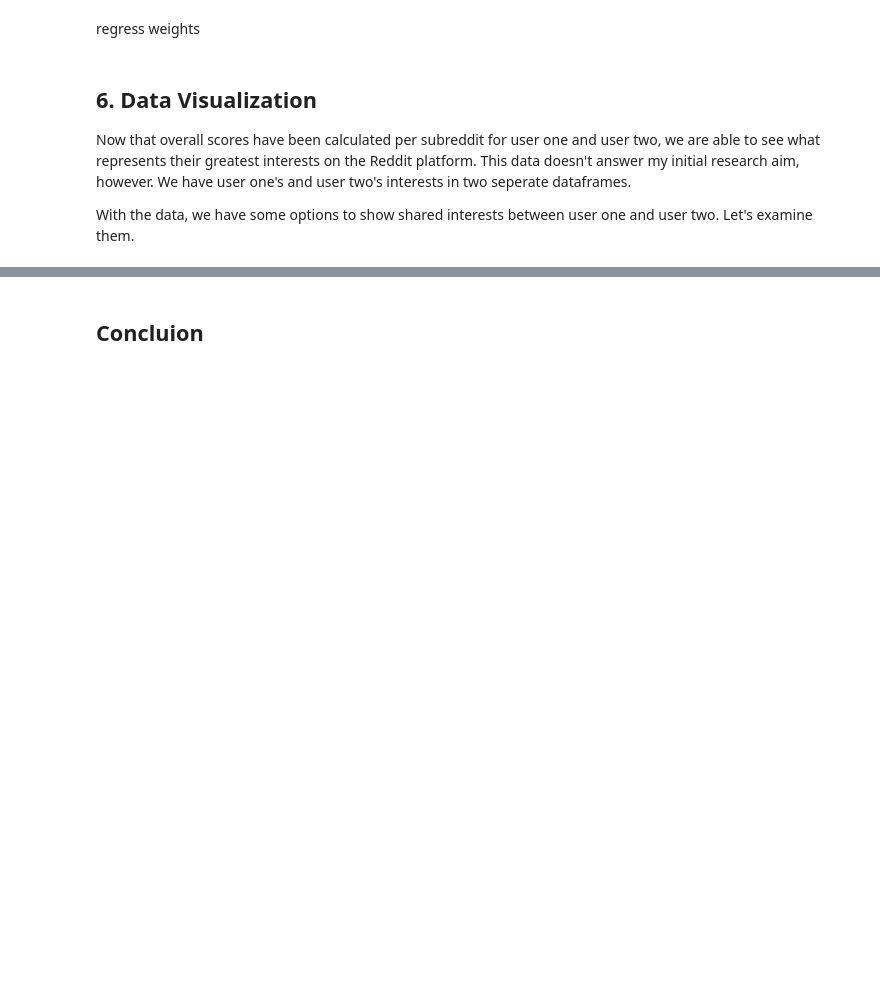
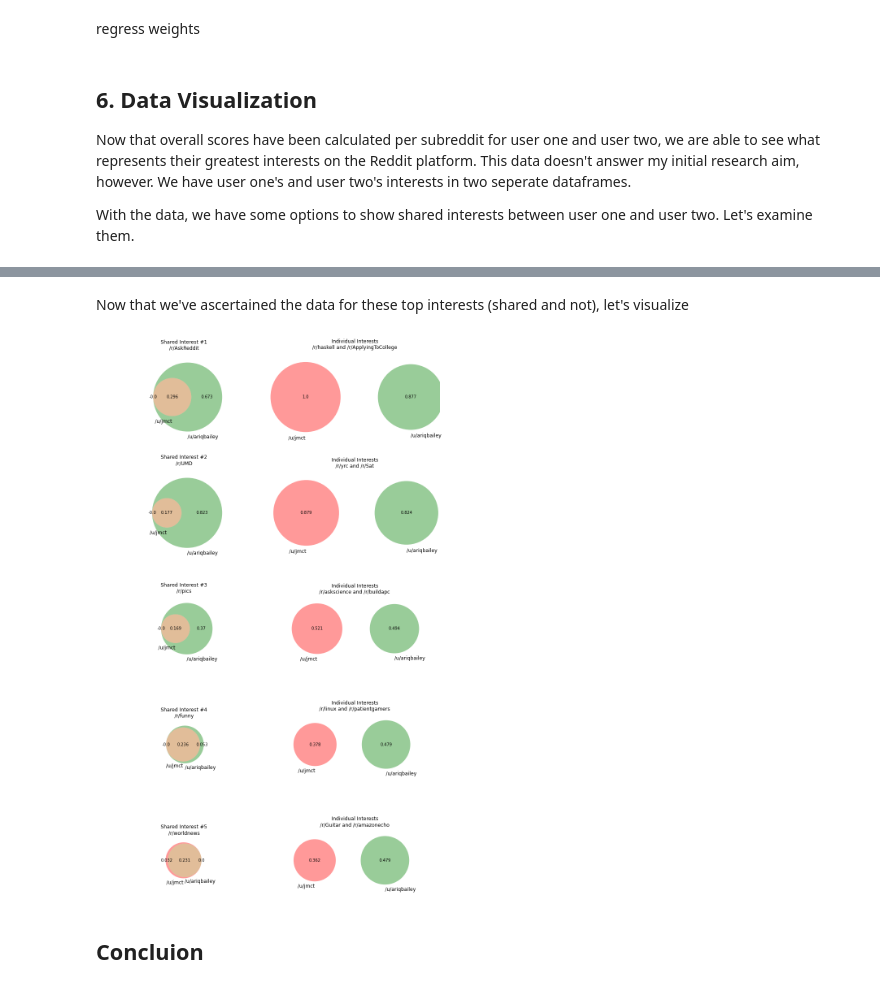
Before and after one commit to ariqbailey/ariqbailey.github.io, a Jupyter notebook: reddit-common-interests/Final_Project.ipynb, the cells around one changed output, grey strips where cells are left out. Saved outputs shown, nothing was run; the diff lists cells and outputs as text; code cells hidden in the pictures; blank space fills up the shorter version.

```diff
--- a/reddit-common-interests/Final_Project.ipynb
+++ b/reddit-common-interests/Final_Project.ipynb
@@ -1330,0 +1439,52 @@ With the data, we have some options to show shared interests between user one an
+# %% [markdown]
+Now that we've ascertained the data for these top interests (shared and not), let's visualize
+# %%
+data = []
+subreddits = []
+# populate data array with tuples of intersecting interest data
+for count in range(5):
+    # plt.title(sorted_shared.at[count, 'subreddit'])
+
+    weight_one = sorted_shared.at[count, 'weight_one']
+    weight_two = sorted_shared.at[count, 'weight_two']
+
+    # shared = round(abs(weight_one - weight_two), 3)
+    shared = round(min(weight_one, weight_two), 3)
+    l = round(weight_one - shared, 3)
+    r = round(weight_two - shared, 3)
+
+    data.append((l, r, shared))
+    subreddits.append('Shared Interest #' + str(count + 1) + '\n/r/' + sorted_shared.at[count, 'subreddit'])
+
+# populate the data and subreddit array with the individual interests
+for count in range(5):
+    data.append((round(one_scores[count], 3), round(two_scores[count], 3), 0))
+    subreddits.append(f'Individual Interests\n/r/{one_subs[count]} and /r/{two_subs[count]}')
+
+max_area = max(map(sum, data))
+
+figure, axes = plt.subplots(5, 2, figsize=(12,20))
+
+# Credits to stack overflow user KT. for this code which scales venn diagram data so that circle size is representative of data size: https://stackoverflow.com/questions/34183870/matplotlib-venn-multiple-venn-diagrams-same-scale
+def set_venn_scale(vd, ax, true_area, reference_area=max_area):
+    sx = np.sqrt(float(reference_area)/true_area)
+    sy = max(vd.radii)*1.3
+    ax.set_xlim(-sx, sx)
+    ax.set_ylim(-sy, sy)
+    ax.set_title(subreddits.pop(0))
+
+# Add venn diagrams in correct position in subplot. Use set_ven_scale method to adjust scaling appropriately
+count = 0
+for c in range(2):
+    for r in range(5):
+        a = axes[r, c]
+        vd = venn2(data[count], set_labels = ('/u/' + USER_ONE, '/u/' + USER_TWO), ax=a)
+        # if count < 5:
+        #     vd.subset_labels[0].set_visible(False)
+        set_venn_scale(vd, a, sum(data[count]))
+        count += 1
+
+figure.tight_layout(pad = 0.1)
+plt.show()
+# %% [output]
+[figure, added]
```
Also changed, not shown: parts of 44 cells of this notebook, 1 other file.
